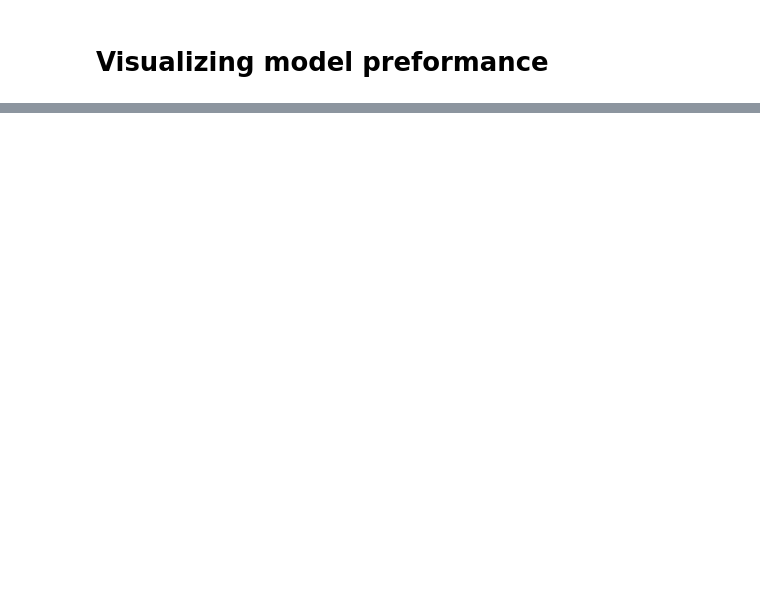
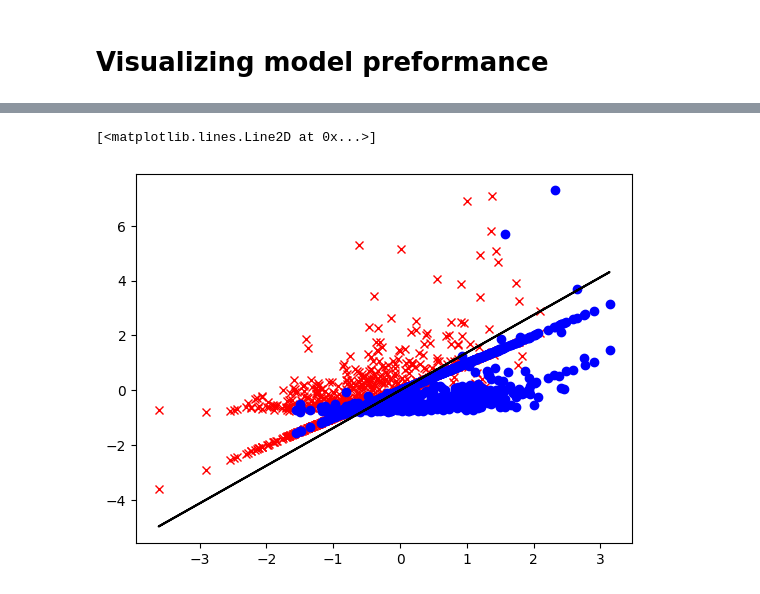
Before and after one commit to Omar-Atef-Bakr/ML_models_implementation, a Jupyter notebook: Linear Models/Logistic regression/po1.ipynb, the cells around one changed output, grey strips where cells are left out. Saved outputs shown, nothing was run; the diff lists cells and outputs as text; code cells hidden in the pictures; blank space fills up the shorter version.

```diff
--- a/Linear Models/Logistic regression/po1.ipynb
+++ b/Linear Models/Logistic regression/po1.ipynb
@@ -99,0 +130,13 @@ plt.plot(x_train[:,0], dec_boundary, "black")
+# %%
+# plot train data
+class0_x = x_train[y_train == 0]
+class1_x = x_train[y_train == 1]
+plt.plot(class0_x[:, :1], class0_x[:, :2], "rx")
+plt.plot(class1_x[:, :1], class1_x[:, :2], "bo")
+
+# plot decision boundary
+dec_boundary = -(m.bias + m.weights[0]*x_train[:,0]) / m.weights[1]
+plt.plot(x_train[:,0], dec_boundary, "black")
+# %% [output]
+[<matplotlib.lines.Line2D at 0x...>]
+[figure, added]
```
Also changed, not shown: parts of 10 cells of this notebook, 4 other files.
